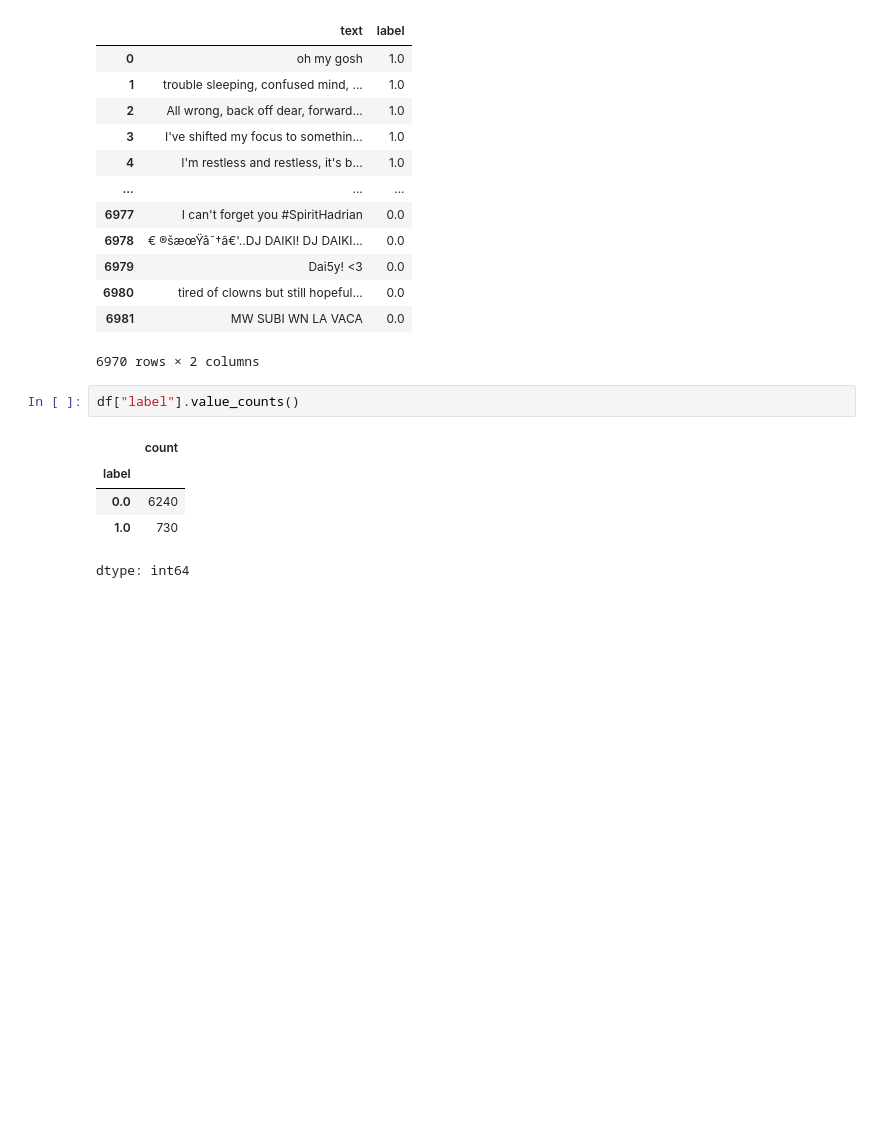
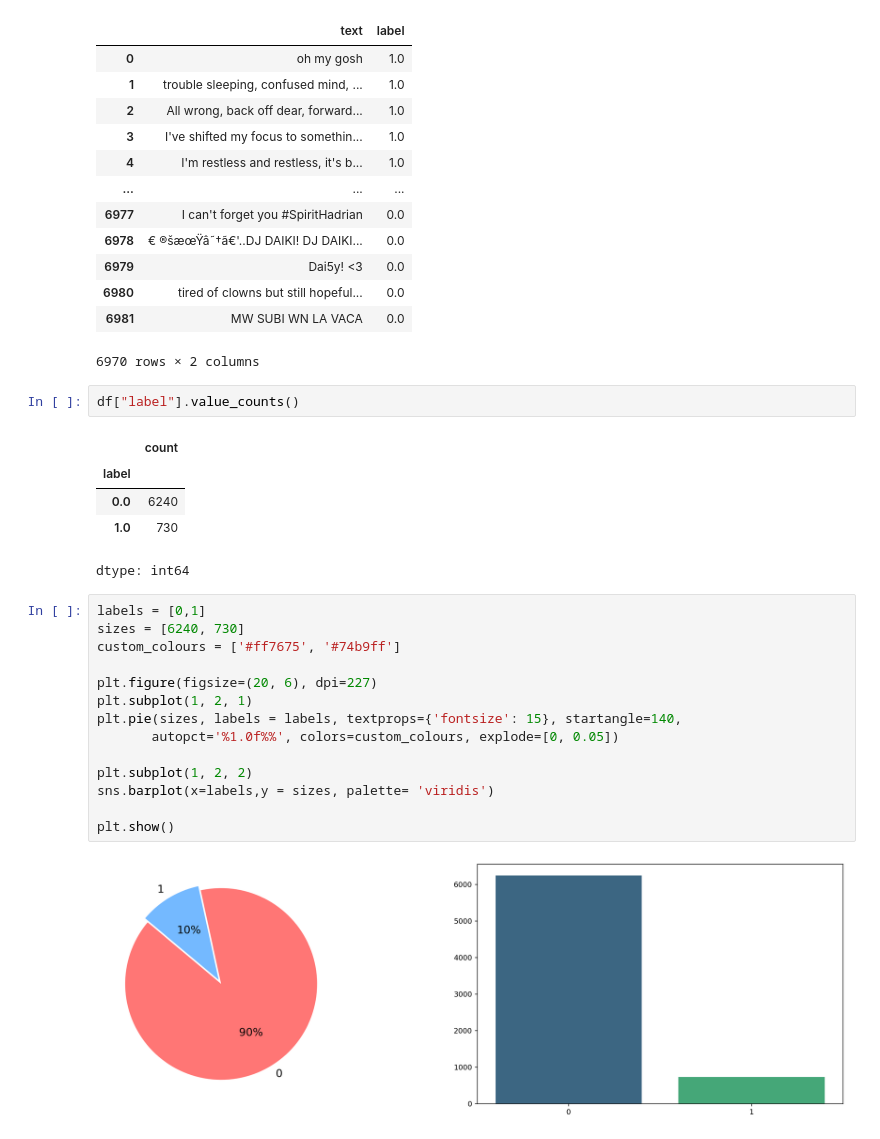
Before and after one commit to nicolasvargaszz/Kaggle_depresion_dataset, a Jupyter notebook: Depresion_analysis.ipynb, the cells around one changed output. Saved outputs shown, nothing was run; the diff lists cells and outputs as text; blank space fills up the shorter version.

```diff
--- a/Depresion_analysis.ipynb
+++ b/Depresion_analysis.ipynb
@@ -51,3 +97,19 @@ df["label"].value_counts()
 | 0.0 | 6240 |
 | 1.0 | 730 |
 dtype: int64
+# %%
+labels = [0,1]
+sizes = [6240, 730]
+custom_colours = ['#ff7675', '#74b9ff']
+
+plt.figure(figsize=(20, 6), dpi=227)
+plt.subplot(1, 2, 1)
+plt.pie(sizes, labels = labels, textprops={'fontsize': 15}, startangle=140,
+       autopct='%1.0f%%', colors=custom_colours, explode=[0, 0.05])
+
+plt.subplot(1, 2, 2)
+sns.barplot(x=labels,y = sizes, palette= 'viridis')
+
+plt.show()
+# %% [output]
+[figure, added]
```
Also changed, not shown: parts of 7 cells of this notebook.
